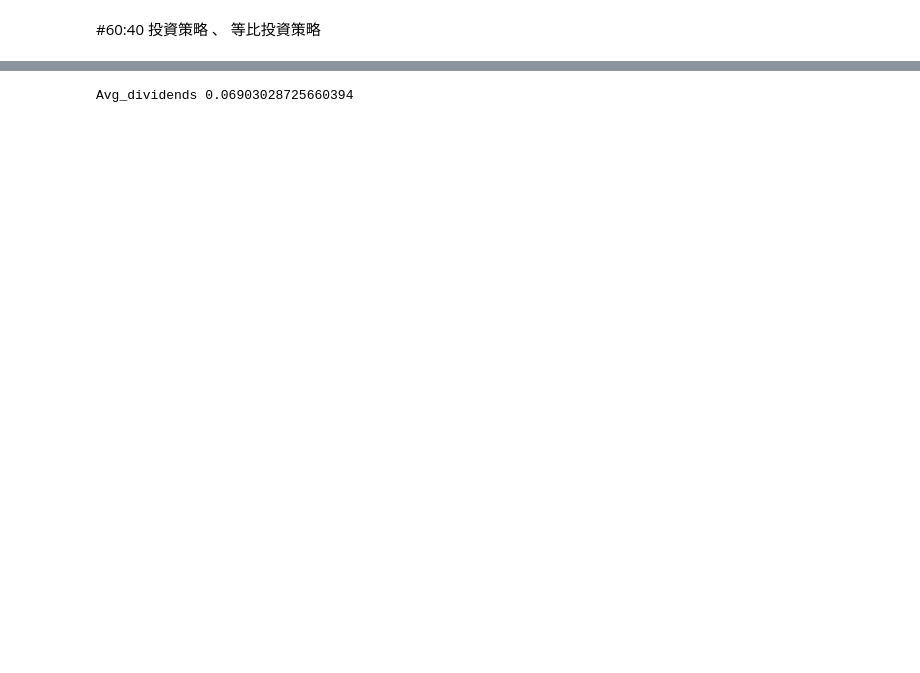
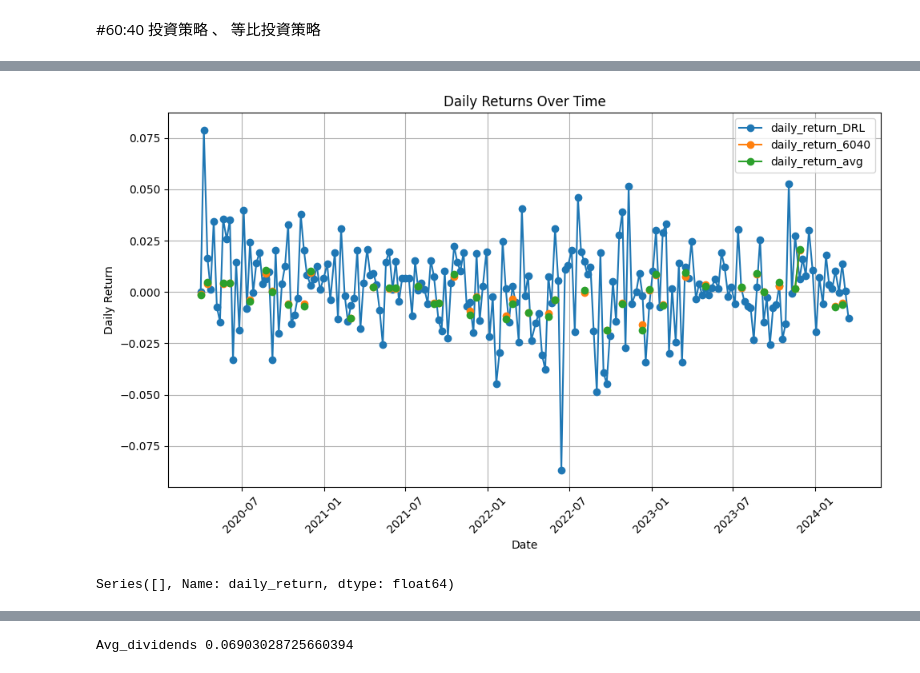
Before and after one commit to ying-ni/drl_finance, a Jupyter notebook: drl.ipynb, the cells around one changed output, grey strips where cells are left out. Cells and saved outputs as stored; diff of their text form; code cells hidden in the pictures; blank space fills up the shorter version.

```diff
--- a/drl.ipynb
+++ b/drl.ipynb
@@ -621,8 +564,9 @@ max_steps = len(environment.df.index.unique()) -5
 
 for i in range(len(environment.df.index.unique())):
     action, _states = model.predict(test_obs, deterministic=deterministic)
-    account_memory = test_env.env_method(method_name="save_asset_memory")
+    asset_memory = test_env.env_method(method_name="save_asset_memory")
     actions_memory = test_env.env_method(method_name="save_action_memory")
+    account_memory = test_env.env_method(method_name="save_profolio_return_memory")
     test_obs, rewards, dones, info = test_env.step(action)
 
     # if (
@@ -635,5 +579,5 @@ for i in range(len(environment.df.index.unique())):
     if dones[0]:
         print("hit end!")
         break
-    df_daily_return, df_actions = account_memory[0], actions_memory[0]
+    df_profolio_value, df_daily_return, df_actions = asset_memory[0],account_memory[0], actions_memory[0]
 # %% [output]
@@ -746,13 +792,13 @@ Beta                   1.000000
 dtype: float64
 # %%
 #等比投資
-portfolio_daily_returns = daily_returns.mean(axis=1)
-portfolio_daily_returns = portfolio_daily_returns.fillna(0)
-portfolio_daily_returns= portfolio_daily_returns.reset_index()
-portfolio_daily_returns = portfolio_daily_returns.rename(columns = {'Date': 'date', 0: 'daily_return'})
+portfolio_daily_returns_avg = daily_returns.mean(axis=1)
+portfolio_daily_returns_avg = portfolio_daily_returns_avg.fillna(0)
+portfolio_daily_returns_avg= portfolio_daily_returns_avg.reset_index()
+portfolio_daily_returns_avg = portfolio_daily_returns_avg.rename(columns = {'Date': 'date', 0: 'daily_return'})
 
 #計算綜合評量結果
-avg_strat = convert_daily_return_to_pyfolio_ts(portfolio_daily_returns)
+avg_strat = convert_daily_return_to_pyfolio_ts(portfolio_daily_returns_avg)
 perf_func = timeseries.perf_stats
 perf_stats_all_avg = perf_func( returns=avg_strat,
                               factor_returns=avg_strat,
@@ -776,3 +822,35 @@ Daily value at risk   -0.016613
 Alpha                  0.000000
 Beta                   1.000000
 dtype: float64
+# %%
+#portfolio_daily_returns_avg 平均分配  perf_stats_all_6040 6040 df_daily_return DRL
+daily_return_result = df_daily_return.merge(portfolio_daily_returns_6040, on='date', how='left')
+daily_return_result = daily_return_result.merge(portfolio_daily_returns_avg, on ='date', how='left')
+daily_return_result = daily_return_result.rename(columns={'daily_return_x':'daily_return_DRL', 'daily_return_y': 'daily_return_6040', 'daily_return': 'daily_return_avg'})
+# %%
+%matplotlib inline
+import matplotlib.pyplot as plt
+
+# 資料
+dates = daily_return_result['date']
+daily_return_DRL = daily_return_result['daily_return_DRL']
+daily_return_6040 = daily_return_result['daily_return_6040']
+daily_return_avg = daily_return_result['daily_return_avg']
+
+# 繪製折線圖
+plt.figure(figsize=(10, 6))
+plt.plot(dates, daily_return_DRL, marker='o', label='daily_return_DRL')
+plt.plot(dates, daily_return_6040, marker='o', label='daily_return_6040')
+plt.plot(dates, daily_return_avg, marker='o', label='daily_return_avg')
+plt.xlabel('Date')
+plt.ylabel('Daily Return')
+plt.title('Daily Returns Over Time')
+plt.xticks(rotation=45)
+plt.legend()
+plt.grid(True)
+plt.tight_layout()
+
+# 顯示圖表
+plt.show()
+# %% [output]
+[figure, added]
@@ -778,0 +863,5 @@ dtype: float64
+# %%
+# baseline_returns.fillna(0,inplace=True)
+baseline_returns[baseline_returns.index.isin(date.to_list())]
+# %% [output]
+Series([], Name: daily_return, dtype: float64)
```
Also changed, not shown: parts of 29 cells of this notebook, 2 other files.
